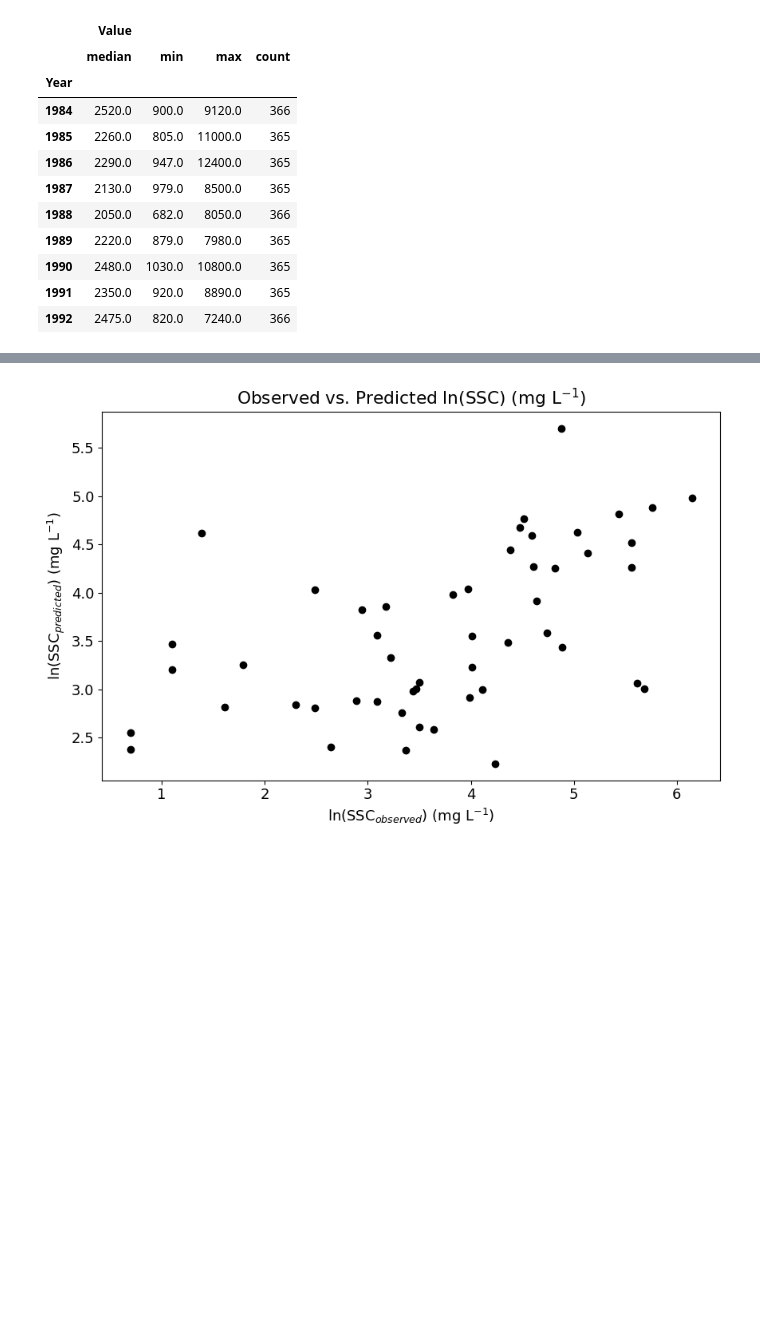
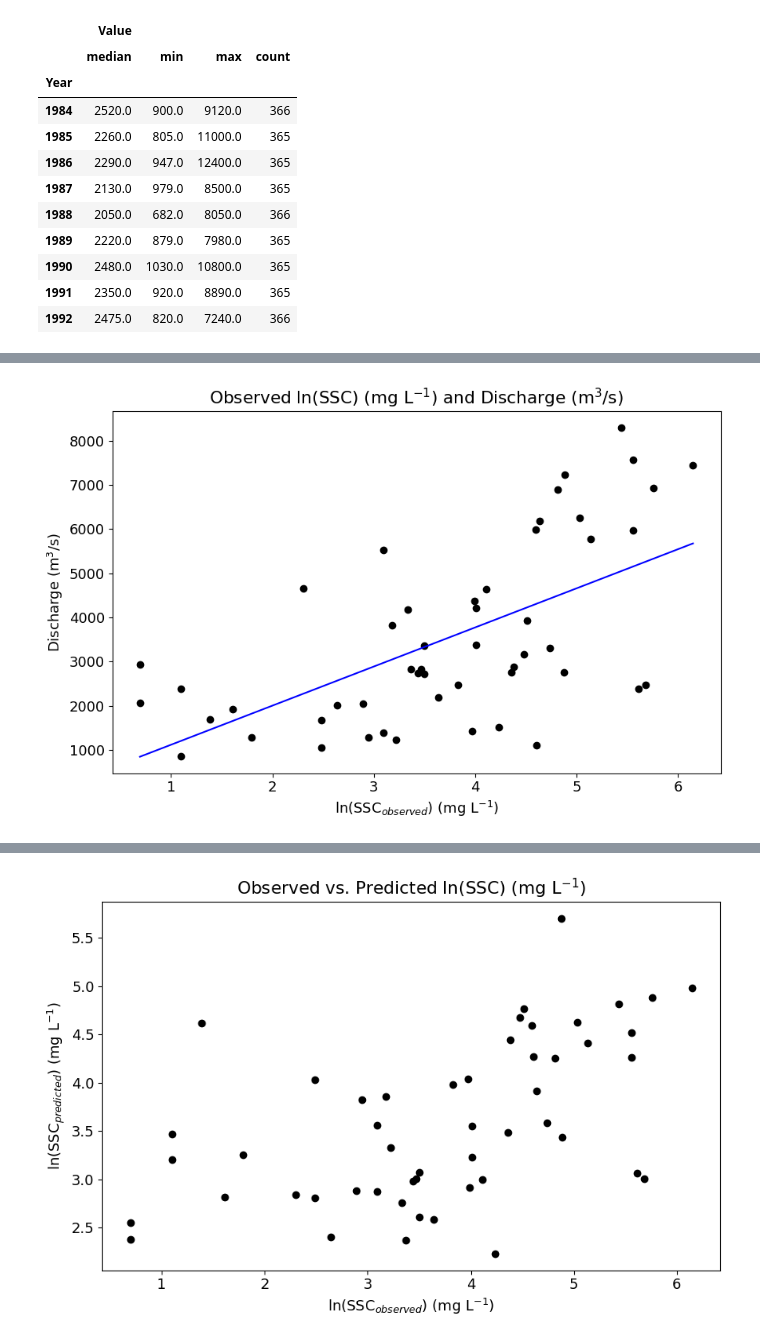
Before and after one commit to erinnfairley/SSC-Remote-Sensing-Fraser-River, a Jupyter notebook: SSCRemoteSensing_cleancode.ipynb, the cells around one changed output, grey strips where cells are left out. Cells and saved outputs as stored; diff of their text form; code cells hidden in the pictures; blank space fills up the shorter version.

```diff
--- a/SSCRemoteSensing_cleancode.ipynb
+++ b/SSCRemoteSensing_cleancode.ipynb
@@ -32,7 +30,7 @@ roi_polygon = ee.Geometry.Polygon([[
 # You have to input a range of dates, so if you want to focus on one day, input
 # first day and the day after
 dataset = ee.ImageCollection('LANDSAT/LT05/C02/T1_L2') \
-            .filterDate('1992-08-17', '1992-08-18') \
+            .filterDate('1987-07-28', '1987-07-29') \
             .filterBounds(roi_polygon)
 
 # Use this code to sample only the first image (your day of interest)
@@ -58,7 +56,7 @@ visualization = {
 # Creating map out of definitions above
 m = geemap.Map()
 m.add_layer(dataset, visualization, 'True Color (321)')
-m.add_layer(roi_polygon, {'color':'red'}, name='ROI') # this creates a polygon on the map in red to be able to zoom in on ROI easily
+m.add_layer(roi_polygon, name='ROI') # this creates a polygon on the map in red to be able to zoom in on ROI easily
 m
 # %% [output]
 Map(center=[0, 0], controls=(WidgetControl(options=['position', 'transparent_bg'], widget=SearchDataGUI(childr…
@@ -470,3 +468,27 @@ files.download('summary_stats3.csv')
 # %%
 # Now we have Landsat data used to predict SSC data, real SSC data, and real discharge data
 # Time to create plots...
+# %%
+# Creating trendline for the below plots SSC vs Discharge
+
+filtered_discharge = discharge_sediment.dropna(subset=['ln_Concentration', 'Value']) # creating separate df where NaNs are dropped, bc discharge has more values than the concentration columns
+
+slope, intercept = np.polyfit(filtered_discharge['ln_Concentration'], filtered_discharge['Value'], 1) # this is what creates the fit line
+
+x_values = np.linspace(filtered_discharge['ln_Concentration'].min(), filtered_discharge['ln_Concentration'].max(), 100)
+y_values = slope * x_values + intercept # defining x and y values for plotting the line on the plots
+# %%
+# Plot for ln(SSC) observed concentrations v discharge
+
+fig, ax = plt.subplots(figsize=(10,6))
+
+ax.scatter(discharge_sediment['ln_Concentration'], discharge_sediment['Value'], color='black')
+ax.plot(x_values, y_values, color='blue', label='Trendline') # plots the trendline
+ax.set_xlabel('ln(SSC$_{observed}$) (mg L$^{-1}$)')
+ax.set_ylabel(r'Discharge (m$^{3}$/s)', color='black')  # Sub and superscript using LaTeX notation
+ax.set_title('Observed ln(SSC) (mg L$^{-1}$) and Discharge (m$^{3}$/s)')
+ax.tick_params('y', labelcolor='black')
+
+plt.show()
+# %% [output]
+[figure, added]
```
Also changed, not shown: parts of 3 cells of this notebook.
